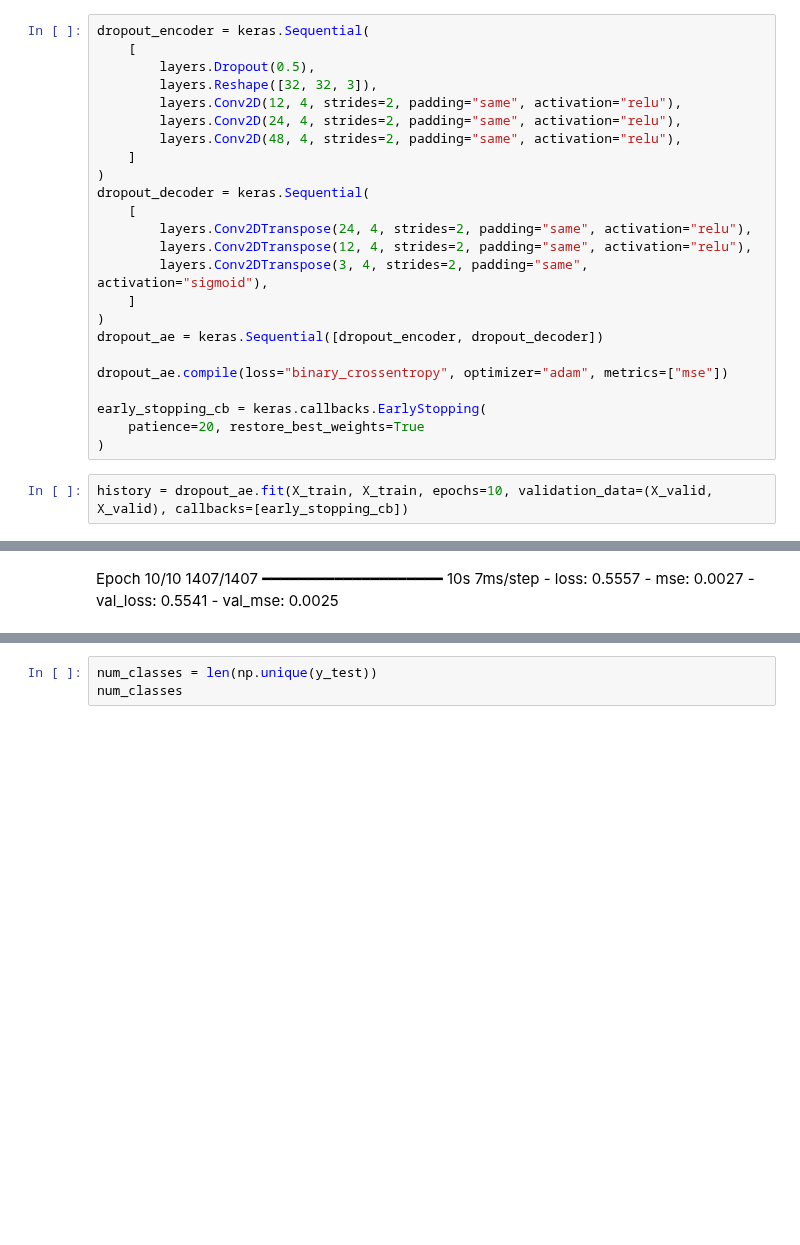
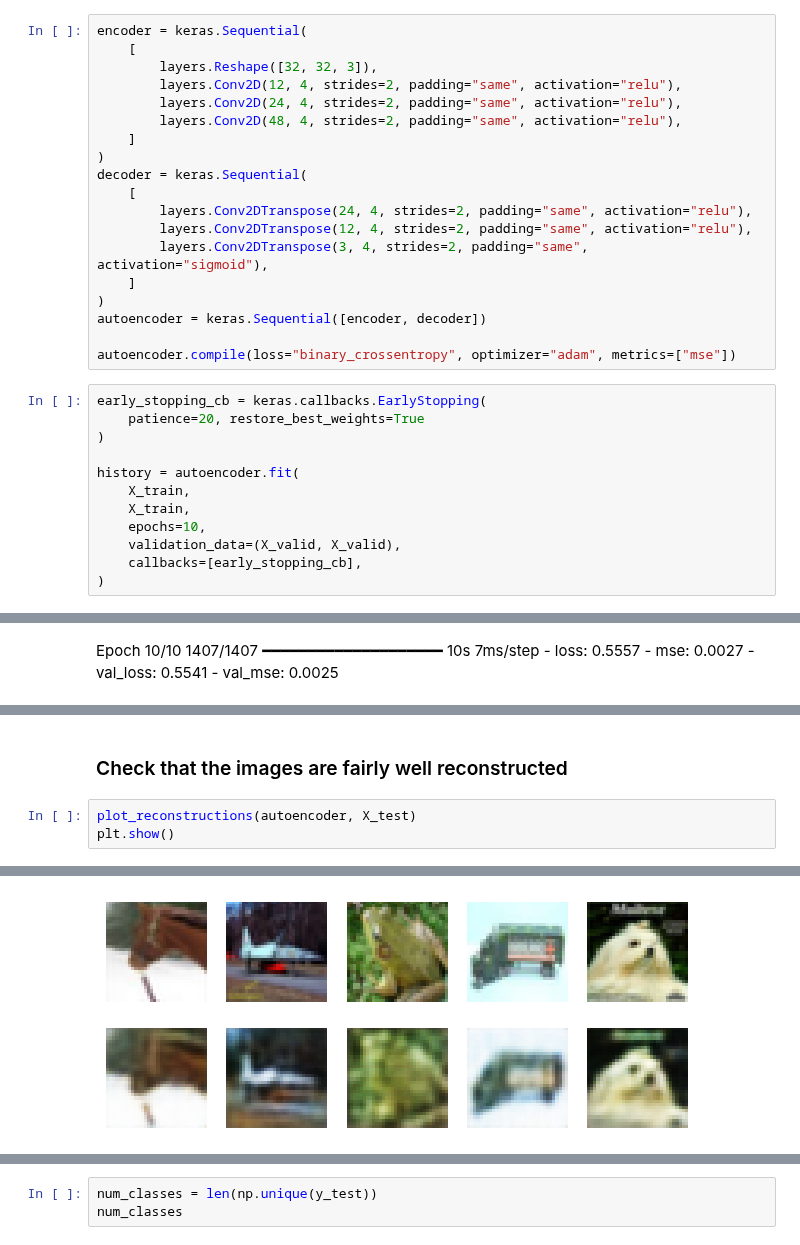
Before and after one commit to MartinRajniak/hands-on-ml-exercises, a Jupyter notebook: 17_autoencoders_gans_and_diffusion_models/10_denoising_autoencoder.ipynb, the cells around one changed output, grey strips where cells are left out. Drawn from its saved outputs; the diff is of its cells as text; blank space fills up the shorter version.

```diff
--- a/17_autoencoders_gans_and_diffusion_models/10_denoising_autoencoder.ipynb
+++ b/17_autoencoders_gans_and_diffusion_models/10_denoising_autoencoder.ipynb
@@ -259,30 +354,35 @@ y_train, y_valid = y_train_full[:-5000], y_train_full[-5000:]
 Convolutional Autoencoder architecture from:
 https://github.com/chenjie/PyTorch-CIFAR-10-autoencoder/blob/master/main.py
 # %%
-dropout_encoder = keras.Sequential(
+encoder = keras.Sequential(
     [
-        layers.Dropout(0.5),
         layers.Reshape([32, 32, 3]),
         layers.Conv2D(12, 4, strides=2, padding="same", activation="relu"),
         layers.Conv2D(24, 4, strides=2, padding="same", activation="relu"),
         layers.Conv2D(48, 4, strides=2, padding="same", activation="relu"),
     ]
 )
-dropout_decoder = keras.Sequential(
+decoder = keras.Sequential(
     [
         layers.Conv2DTranspose(24, 4, strides=2, padding="same", activation="relu"),
         layers.Conv2DTranspose(12, 4, strides=2, padding="same", activation="relu"),
         layers.Conv2DTranspose(3, 4, strides=2, padding="same", activation="sigmoid"),
     ]
 )
-dropout_ae = keras.Sequential([dropout_encoder, dropout_decoder])
+autoencoder = keras.Sequential([encoder, decoder])
 
-dropout_ae.compile(loss="binary_crossentropy", optimizer="adam", metrics=["mse"])
-
-early_stopping_cb = keras.callbacks.EarlyStopping(
-    patience=20, restore_best_weights=True
-)
+autoencoder.compile(loss="binary_crossentropy", optimizer="adam", metrics=["mse"])
 # %%
-history = dropout_ae.fit(X_train, X_train, epochs=10, validation_data=(X_valid, X_valid), callbacks=[early_stopping_cb])
+early_stopping_cb = keras.callbacks.EarlyStopping(
+    patience=20, restore_best_weights=True
+)
+
+history = autoencoder.fit(
+    X_train,
+    X_train,
+    epochs=10,
+    validation_data=(X_valid, X_valid),
+    callbacks=[early_stopping_cb],
+)
 # %% [output]
 Epoch 1/10
@@ -355,0 +436,6 @@ TypeError: Invalid shape (10, 4, 4, 48) for image data
+# %% [markdown]
+### Check that the images are fairly well reconstructed
+# %%
+plot_reconstructions(autoencoder, X_test)
+plt.show()
+# %% [output]
@@ -355,0 +443 @@ TypeError: Invalid shape (10, 4, 4, 48) for image data
+[figure, added]
```
Also changed, not shown: parts of 47 cells of this notebook.
